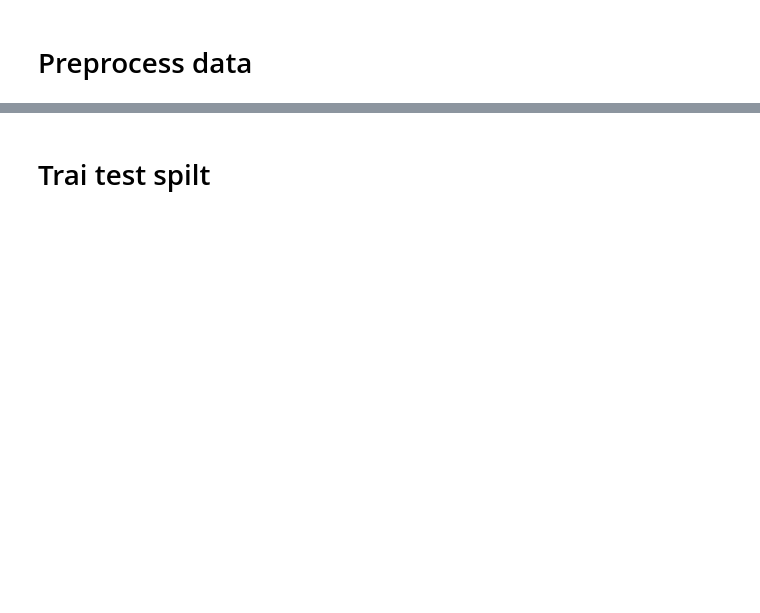
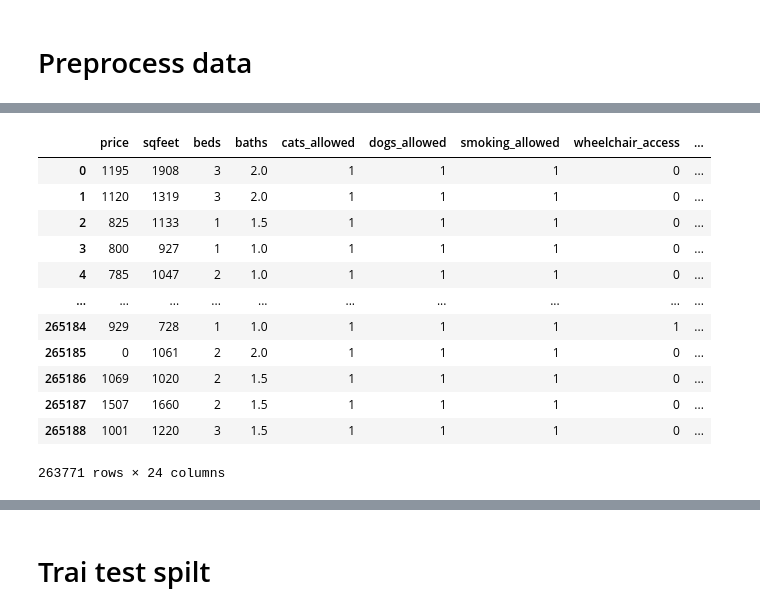
Before and after one commit to SHINE1607/ineuron_hackathon, a Jupyter notebook: bundle_2/houseRent/code.ipynb, the cells around one changed output, grey strips where cells are left out. Drawn from its saved outputs; the diff is of its cells as text; code cells hidden in the pictures; blank space fills up the shorter version.

```diff
--- a/bundle_2/houseRent/code.ipynb
+++ b/bundle_2/houseRent/code.ipynb
@@ -180,0 +195,16 @@ df = preprocess(df.copy())
+# %%
+df
+# %% [output]
+|  | price | sqfeet | beds | baths | cats_allowed | dogs_allowed | smoking_allowed | wheelchair_access | ... |
+| 0 | 1195 | 1908 | 3 | 2.0 | 1 | 1 | 1 | 0 | ... |
+| 1 | 1120 | 1319 | 3 | 2.0 | 1 | 1 | 1 | 0 | ... |
+| 2 | 825 | 1133 | 1 | 1.5 | 1 | 1 | 1 | 0 | ... |
+| 3 | 800 | 927 | 1 | 1.0 | 1 | 1 | 1 | 0 | ... |
+| 4 | 785 | 1047 | 2 | 1.0 | 1 | 1 | 1 | 0 | ... |
+| ... | ... | ... | ... | ... | ... | ... | ... | ... | ... |
+| 265184 | 929 | 728 | 1 | 1.0 | 1 | 1 | 1 | 1 | ... |
+| 265185 | 0 | 1061 | 2 | 2.0 | 1 | 1 | 1 | 0 | ... |
+| 265186 | 1069 | 1020 | 2 | 1.5 | 1 | 1 | 1 | 0 | ... |
+| 265187 | 1507 | 1660 | 2 | 1.5 | 1 | 1 | 1 | 0 | ... |
+| 265188 | 1001 | 1220 | 3 | 1.5 | 1 | 1 | 1 | 0 | ... |
+263771 rows × 24 columns
```
Also changed, not shown: parts of 39 cells of this notebook, 6 other files.
